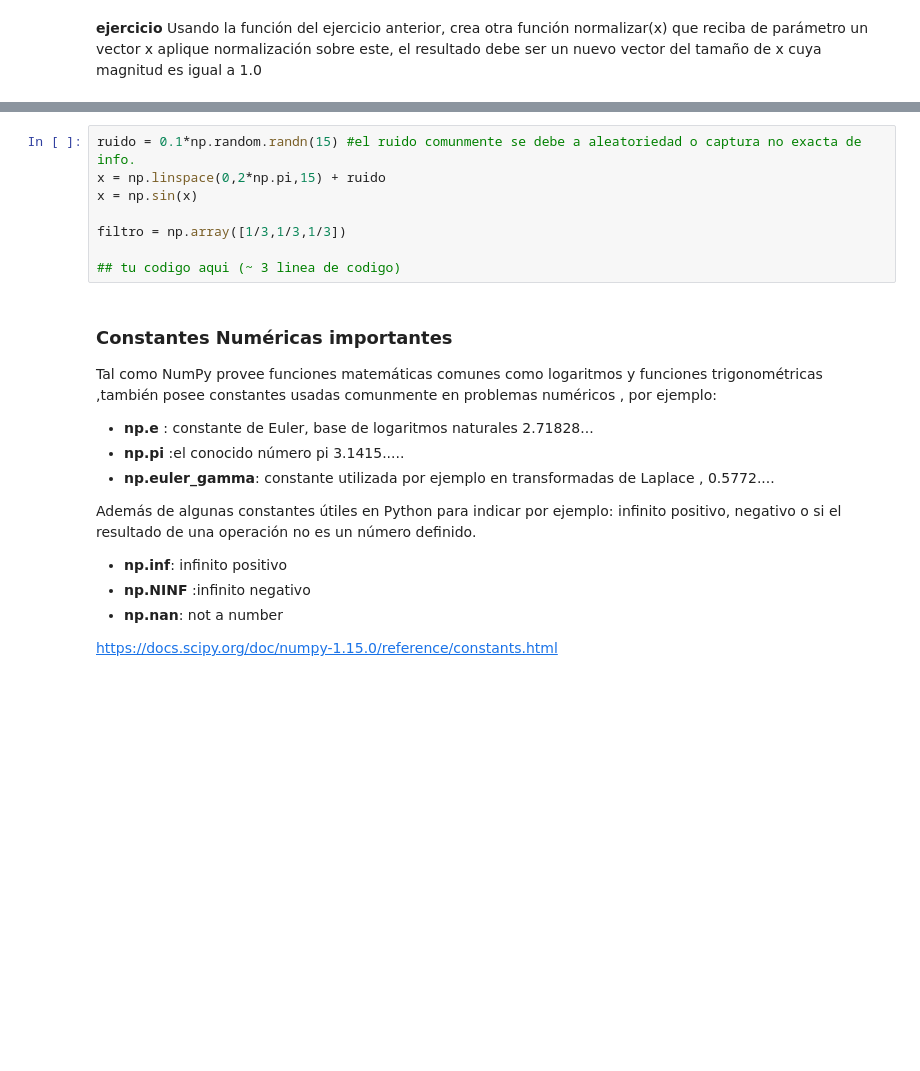
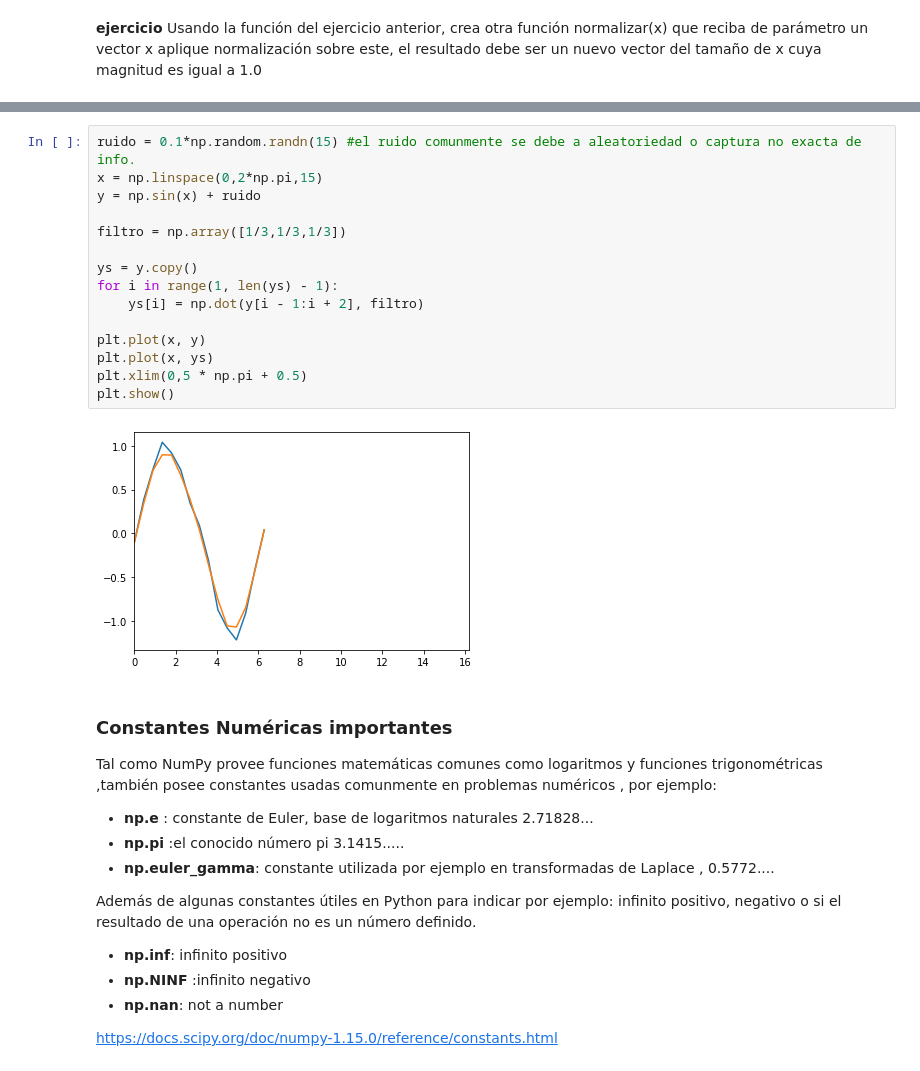
Before and after one commit to psolombrino/python_vectors, a Jupyter notebook: Numpy y linalg.ipynb, the cells around one changed output, grey strips where cells are left out. Cells and saved outputs as stored; diff of their text form; blank space fills up the shorter version.

```diff
--- a/Numpy y linalg.ipynb
+++ b/Numpy y linalg.ipynb
@@ -1003,12 +1082,21 @@ En este ejercicio usamos correlación cruzada para calcular las medias moviles p
 El primer paso es definir la función G que define el "filtro" a aplicar, para este caso consiste simplemente en un vector con 3 elementos donde cada elemento corresponde a 1/3, luego debemos aplicar el producto punto sobre cada punto de la función o datos originales(en este ejemplo llamados x) a traves aplicar el producto punto en cada elemento "corriendolo" de uno en uno
 # %%
 ruido = 0.1*np.random.randn(15) #el ruido comunmente se debe a aleatoriedad o captura no exacta de info.
-x = np.linspace(0,2*np.pi,15) + ruido
-x = np.sin(x)
+x = np.linspace(0,2*np.pi,15)
+y = np.sin(x) + ruido
 
 filtro = np.array([1/3,1/3,1/3])
 
-## tu codigo aqui (~ 3 linea de codigo)
+ys = y.copy()
+for i in range(1, len(ys) - 1):
+    ys[i] = np.dot(y[i - 1:i + 2], filtro)
+
+plt.plot(x, y)
+plt.plot(x, ys)
+plt.xlim(0,5 * np.pi + 0.5)
+plt.show()
+# %% [output]
+[figure, added]
 # %% [markdown]
 ### Constantes Numéricas importantes
 
```
Also changed, not shown: parts of 42 cells of this notebook.
